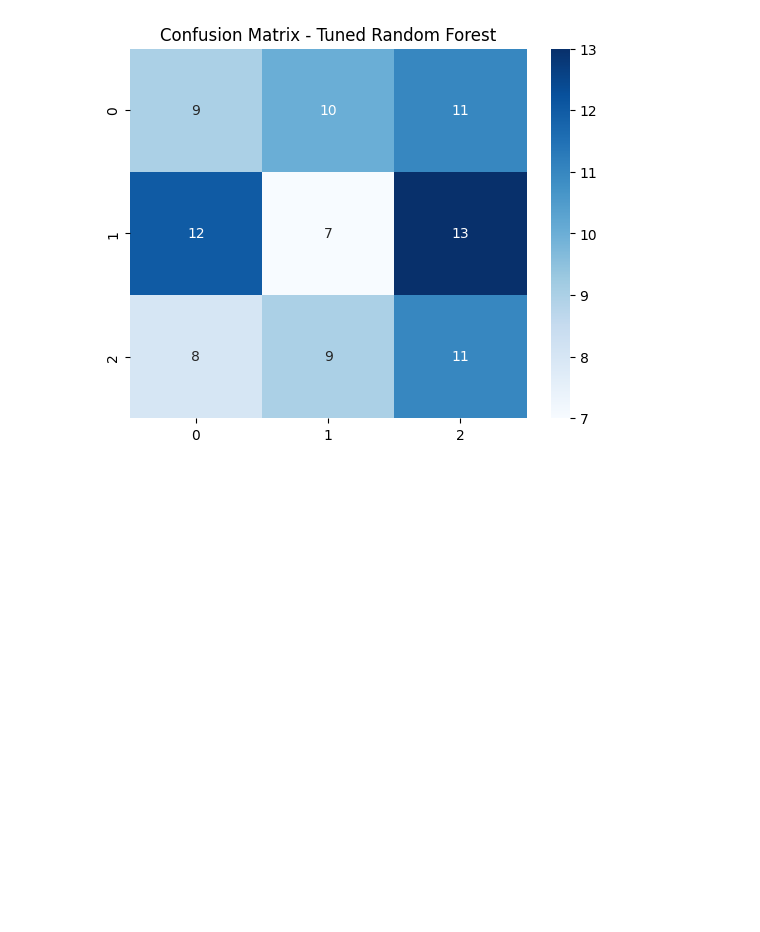
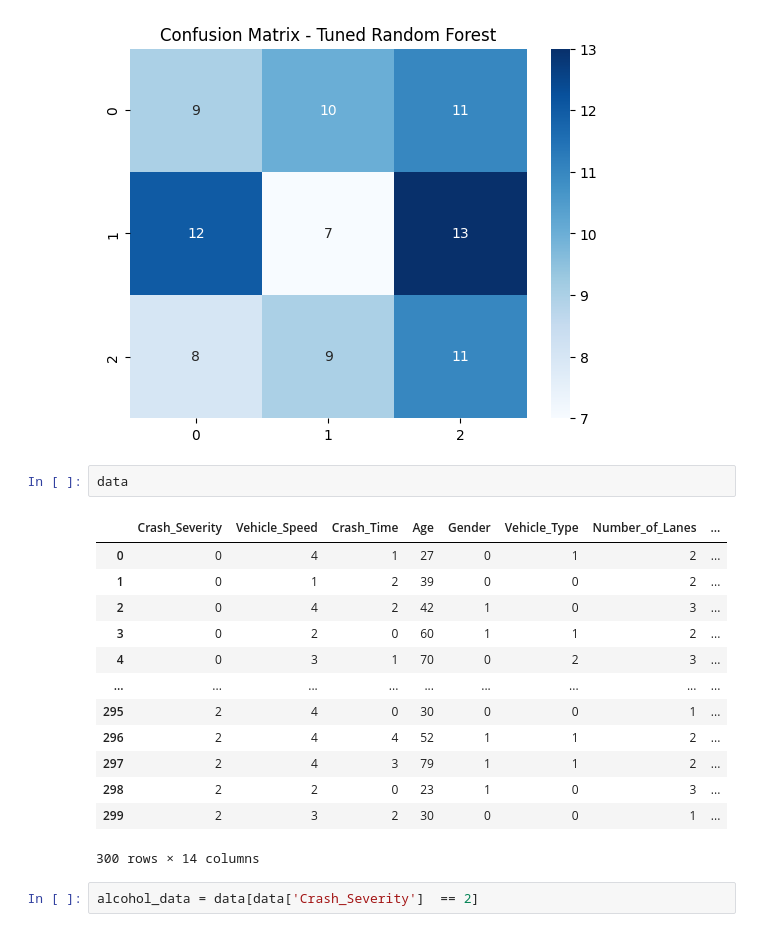
Before and after one commit to T-SarvesH/DataQuest-ML, a Jupyter notebook: index.ipynb, the cells around one changed output. Drawn from its saved outputs; the diff is of its cells as text; blank space fills up the shorter version.

```diff
--- a/index.ipynb
+++ b/index.ipynb
@@ -437,3 +438,21 @@ Classification Report:
    macro avg       0.30      0.30      0.30        90
 weighted avg       0.30      0.30      0.30        90
 [figure]
+# %%
+data
+# %% [output]
+|  | Crash_Severity | Vehicle_Speed | Crash_Time | Age | Gender | Vehicle_Type | Number_of_Lanes | ... |
+| 0 | 0 | 4 | 1 | 27 | 0 | 1 | 2 | ... |
+| 1 | 0 | 1 | 2 | 39 | 0 | 0 | 2 | ... |
+| 2 | 0 | 4 | 2 | 42 | 1 | 0 | 3 | ... |
+| 3 | 0 | 2 | 0 | 60 | 1 | 1 | 2 | ... |
+| 4 | 0 | 3 | 1 | 70 | 0 | 2 | 3 | ... |
+| ... | ... | ... | ... | ... | ... | ... | ... | ... |
+| 295 | 2 | 4 | 0 | 30 | 0 | 0 | 1 | ... |
+| 296 | 2 | 4 | 4 | 52 | 1 | 1 | 2 | ... |
+| 297 | 2 | 4 | 3 | 79 | 1 | 1 | 2 | ... |
+| 298 | 2 | 2 | 0 | 23 | 1 | 0 | 3 | ... |
+| 299 | 2 | 3 | 2 | 30 | 0 | 0 | 1 | ... |
+300 rows × 14 columns
+# %%
+alcohol_data = data[data['Crash_Severity']  == 2]
```
Also changed, not shown: parts of 15 cells of this notebook, 1 other file.
